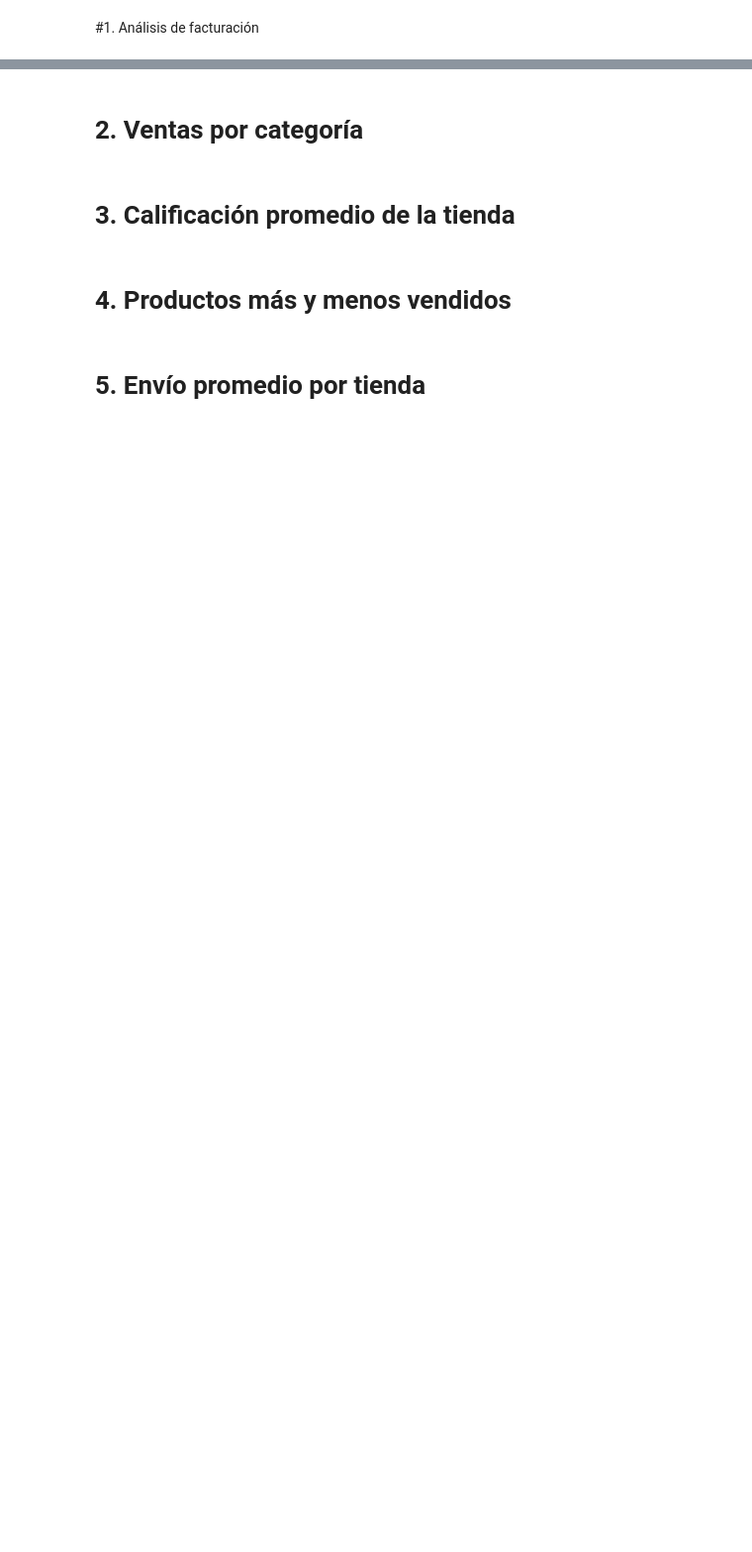
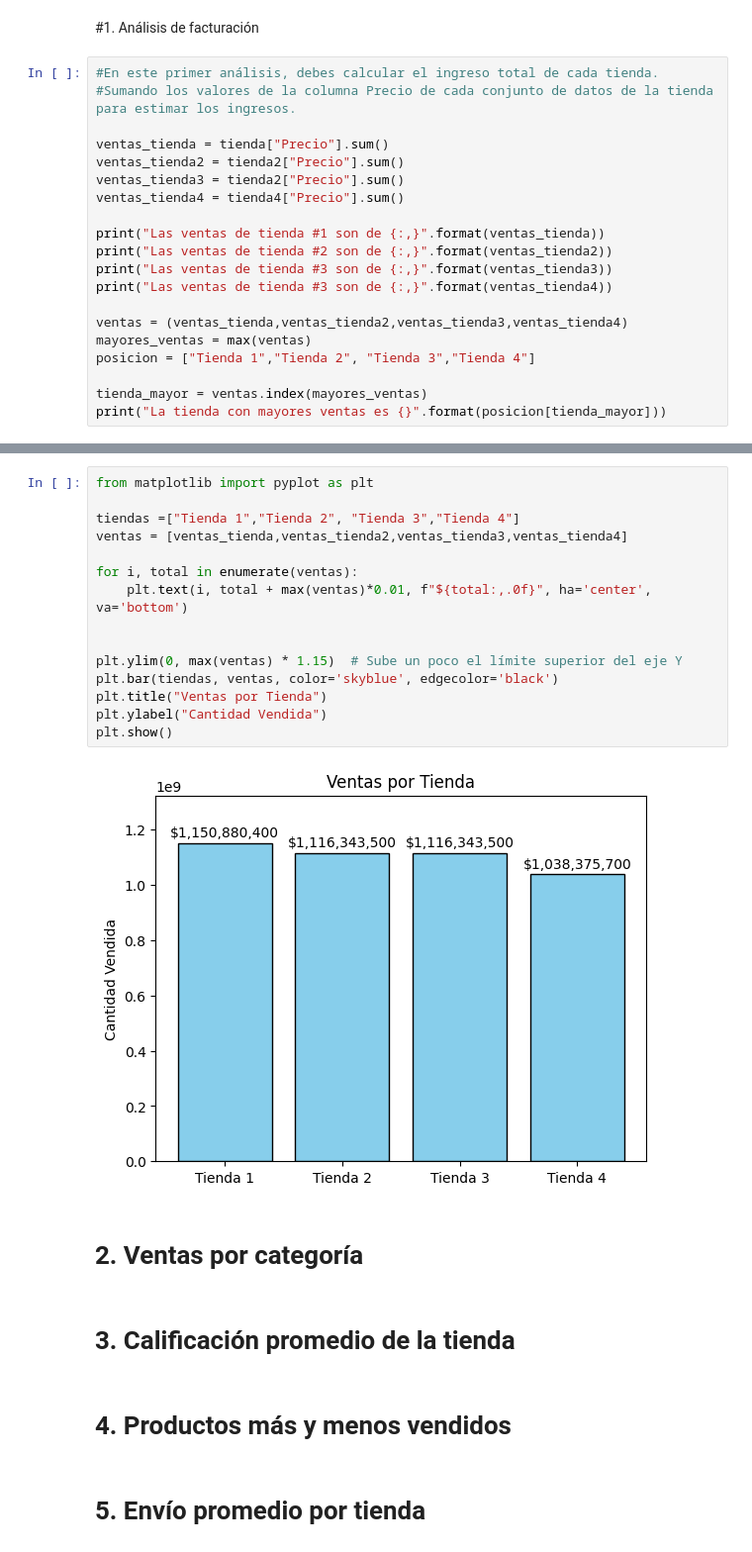
Before and after one commit to RigoClopez1990/Python, a Jupyter notebook: AluraStoreLatam.ipynb, the cells around one changed output, grey strips where cells are left out. Shown: that part at 99% size. Cells and saved outputs as stored; diff of their text form; blank space fills up the shorter version.

```diff
--- a/AluraStoreLatam.ipynb
+++ b/AluraStoreLatam.ipynb
@@ -50,3 +50,23 @@ tienda4.head()
 | 4 | Auriculares | Electrónicos | 138900.0 | 5600.0 | 25/04/2022 | Blanca Ramirez | Bogotá | ... |
 # %% [markdown]
 #1. Análisis de facturación
+# %%
+#En este primer análisis, debes calcular el ingreso total de cada tienda.
+#Sumando los valores de la columna Precio de cada conjunto de datos de la tienda para estimar los ingresos.
+
+ventas_tienda = tienda["Precio"].sum()
+ventas_tienda2 = tienda2["Precio"].sum()
+ventas_tienda3 = tienda2["Precio"].sum()
+ventas_tienda4 = tienda4["Precio"].sum()
+
+print("Las ventas de tienda #1 son de {:,}".format(ventas_tienda))
+print("Las ventas de tienda #2 son de {:,}".format(ventas_tienda2))
+print("Las ventas de tienda #3 son de {:,}".format(ventas_tienda3))
+print("Las ventas de tienda #3 son de {:,}".format(ventas_tienda4))
+
+ventas = (ventas_tienda,ventas_tienda2,ventas_tienda3,ventas_tienda4)
+mayores_ventas = max(ventas)
+posicion = ["Tienda 1","Tienda 2", "Tienda 3","Tienda 4"]
+
+tienda_mayor = ventas.index(mayores_ventas)
+print("La tienda con mayores ventas es {}".format(posicion[tienda_mayor]))
@@ -53,3 +79,20 @@ tienda4.head()
+# %%
+from matplotlib import pyplot as plt
+
+tiendas =["Tienda 1","Tienda 2", "Tienda 3","Tienda 4"]
+ventas = [ventas_tienda,ventas_tienda2,ventas_tienda3,ventas_tienda4]
+
+for i, total in enumerate(ventas):
+    plt.text(i, total + max(ventas)*0.01, f"${total:,.0f}", ha='center', va='bottom')
+
+
+plt.ylim(0, max(ventas) * 1.15)  # Sube un poco el límite superior del eje Y
+plt.bar(tiendas, ventas, color='skyblue', edgecolor='black')
+plt.title("Ventas por Tienda")
+plt.ylabel("Cantidad Vendida")
+plt.show()
+# %% [output]
+[figure, added]
 # %% [markdown]
 # 2. Ventas por categoría
 # %% [markdown]
```
Also changed, not shown: parts of 2 cells of this notebook.
